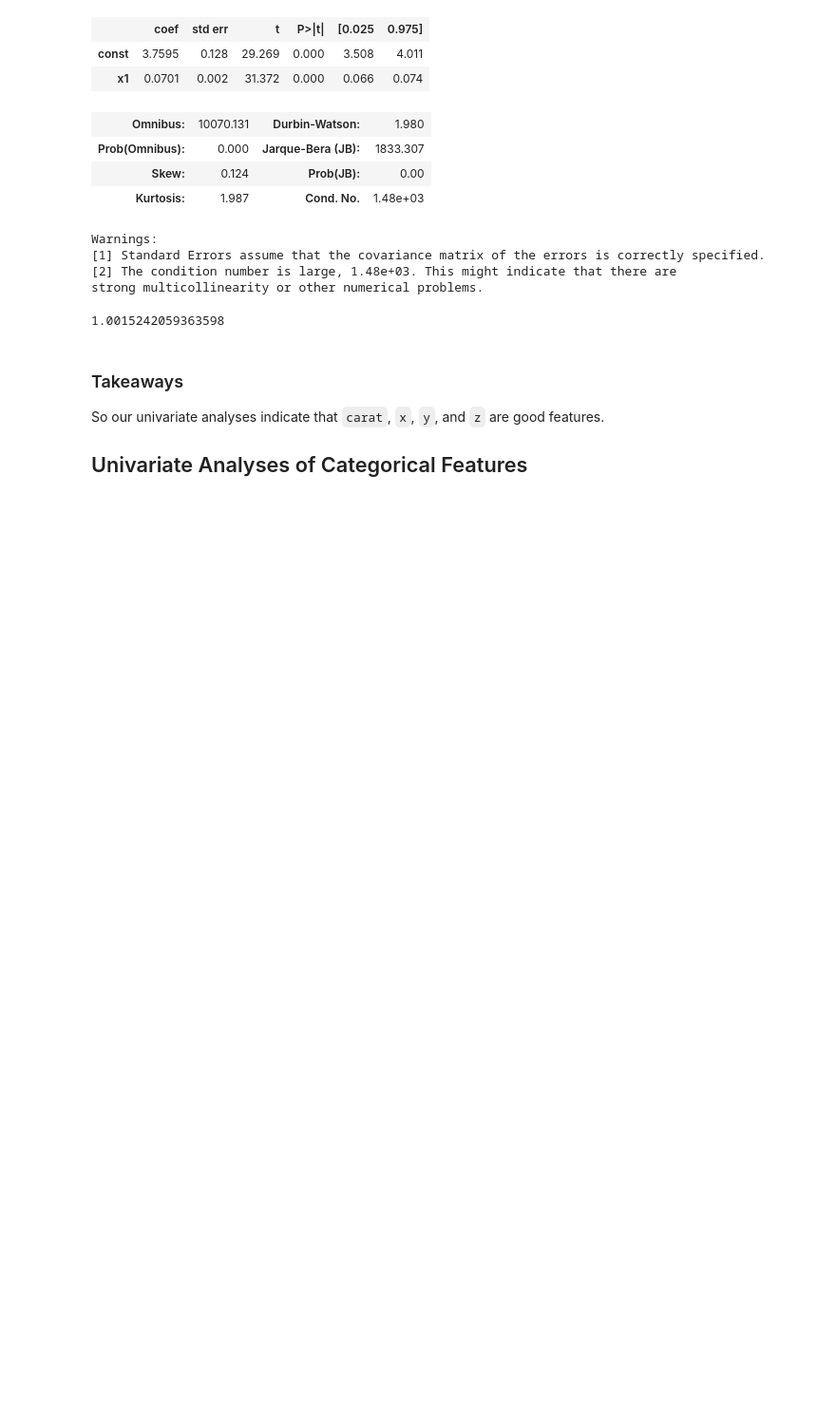
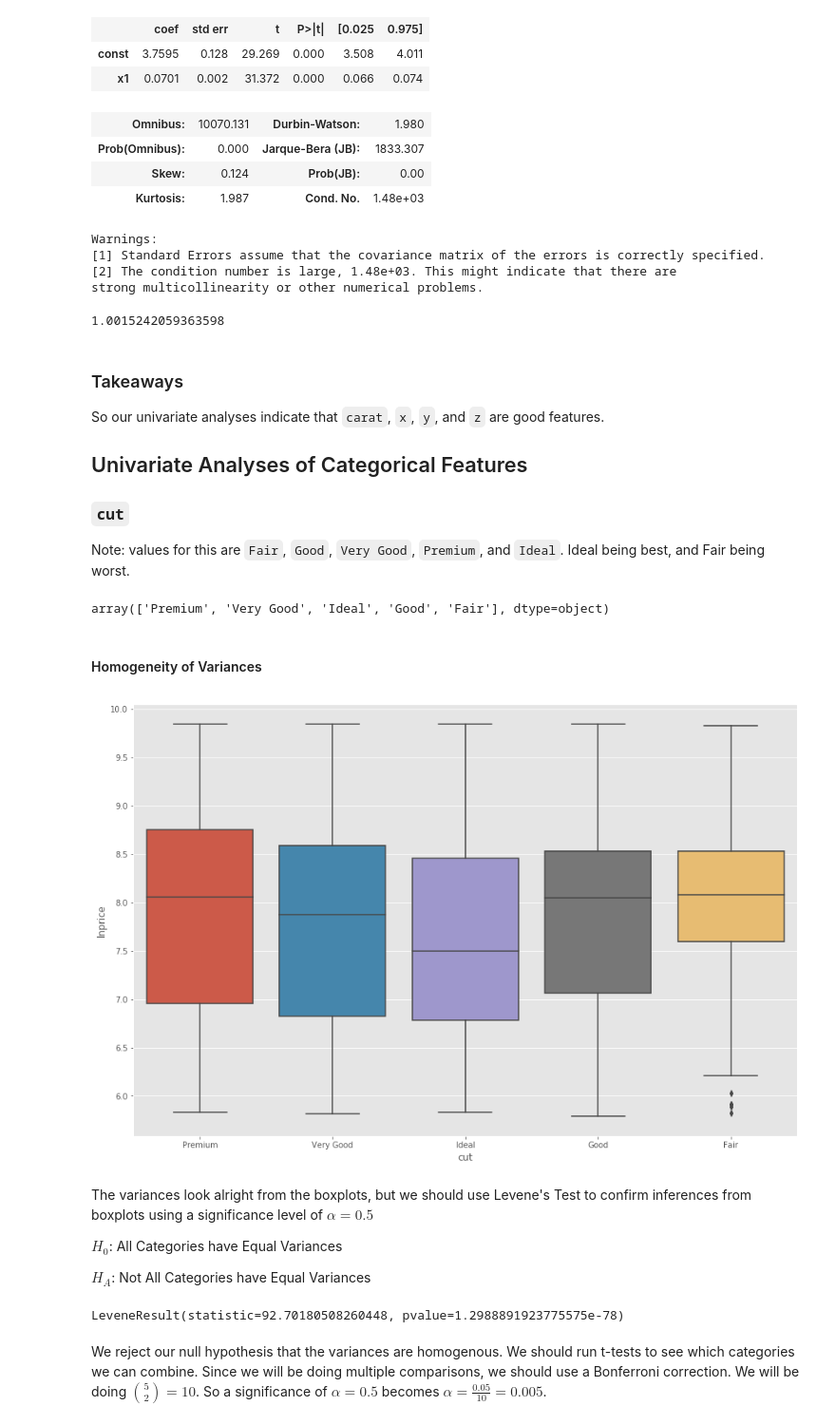
Before and after one commit to benedictaquino/diamond-pricing, a Jupyter notebook: notebooks/EDA.ipynb, the cells around one changed output. Shown at 95% size. Saved outputs shown, nothing was run; the diff lists cells and outputs as text; code cells hidden in the pictures; blank space fills up the shorter version.

```diff
--- a/notebooks/EDA.ipynb
+++ b/notebooks/EDA.ipynb
@@ -531,3 +532,38 @@ np.sqrt(lm_table_fitted.mse_resid)
 So our univariate analyses indicate that `carat`, `x`, `y`, and `z` are good features.
 
 ## Univariate Analyses of Categorical Features
+
+### `cut`
+
+Note: values for this are `Fair`, `Good`, `Very Good`, `Premium`, and `Ideal`. Ideal being best, and Fair being worst.
+# %%
+diamonds['cut'].unique()
+# %% [output]
+array(['Premium', 'Very Good', 'Ideal', 'Good', 'Fair'], dtype=object)
+# %% [markdown]
+#### Homogeneity of Variances
+# %%
+plt.figure(figsize=(15,10));
+sns.boxplot(x='cut', y='lnprice', data=diamonds);
+# %% [output]
+[figure, added]
+# %% [markdown]
+The variances look alright from the boxplots, but we should use Levene's Test to confirm inferences from boxplots using a significance level of $\alpha = 0.5$
+
+$H_0$: All Categories have Equal Variances
+
+$H_A$: Not All Categories have Equal Variances
+# %%
+from scipy.stats import levene
+
+fair = diamonds[diamonds['cut'] == 'Fair']['lnprice'].values
+good = diamonds[diamonds['cut'] == 'Good']['lnprice'].values
+very_good = diamonds[diamonds['cut'] == 'Very Good']['lnprice'].values
+premium = diamonds[diamonds['cut'] == 'Premium']['lnprice'].values
+ideal = diamonds[diamonds['cut'] == 'Ideal']['lnprice'].values
+
+levene(fair, good, very_good, premium, ideal)
+# %% [output]
+LeveneResult(statistic=92.70180508260448, pvalue=1.2988891923775575e-78)
+# %% [markdown]
+We reject our null hypothesis that the variances are homogenous. We should run t-tests to see which categories we can combine. Since we will be doing multiple comparisons, we should use a Bonferroni correction. We will be doing ${5 \choose 2} = 10$. So a significance of $\alpha=0.5$ becomes $\alpha= \frac{0.05}{10} = 0.005$.
```
Also changed, not shown: parts of 13 cells of this notebook.
